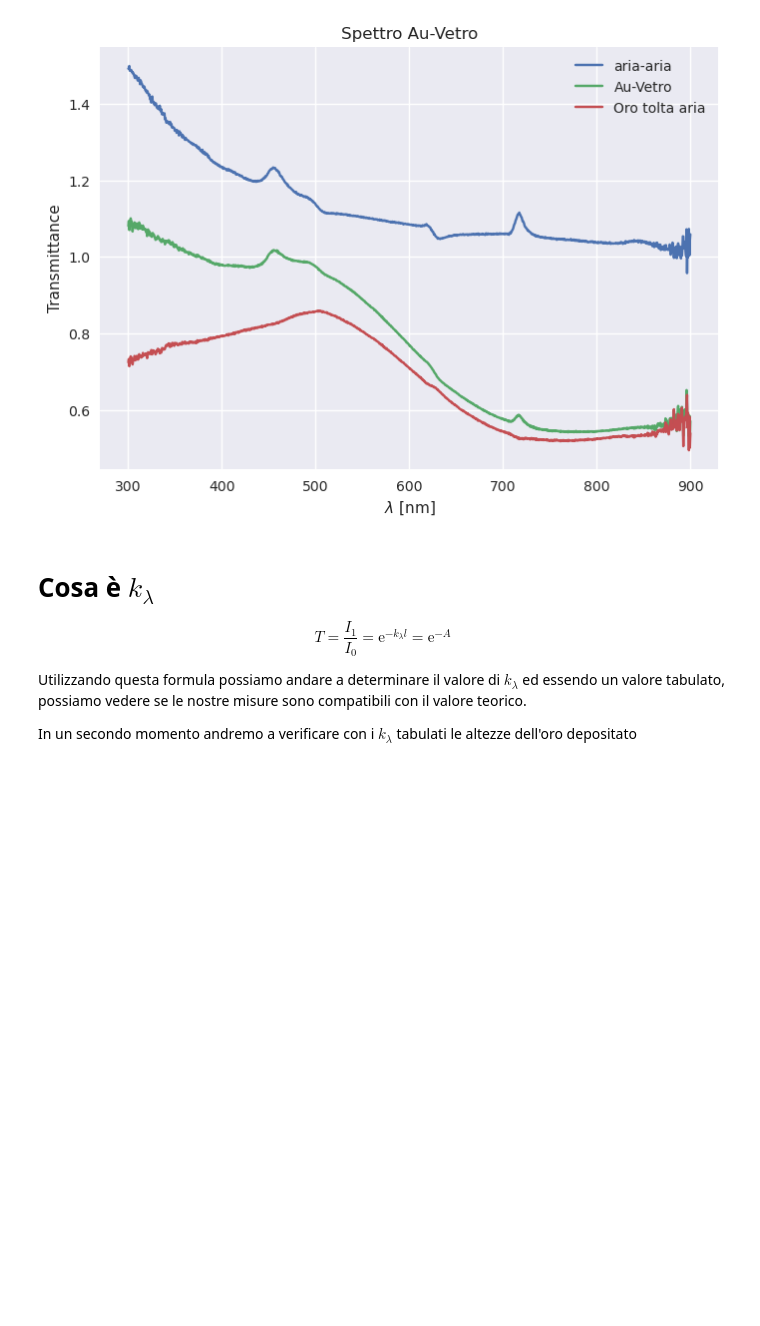
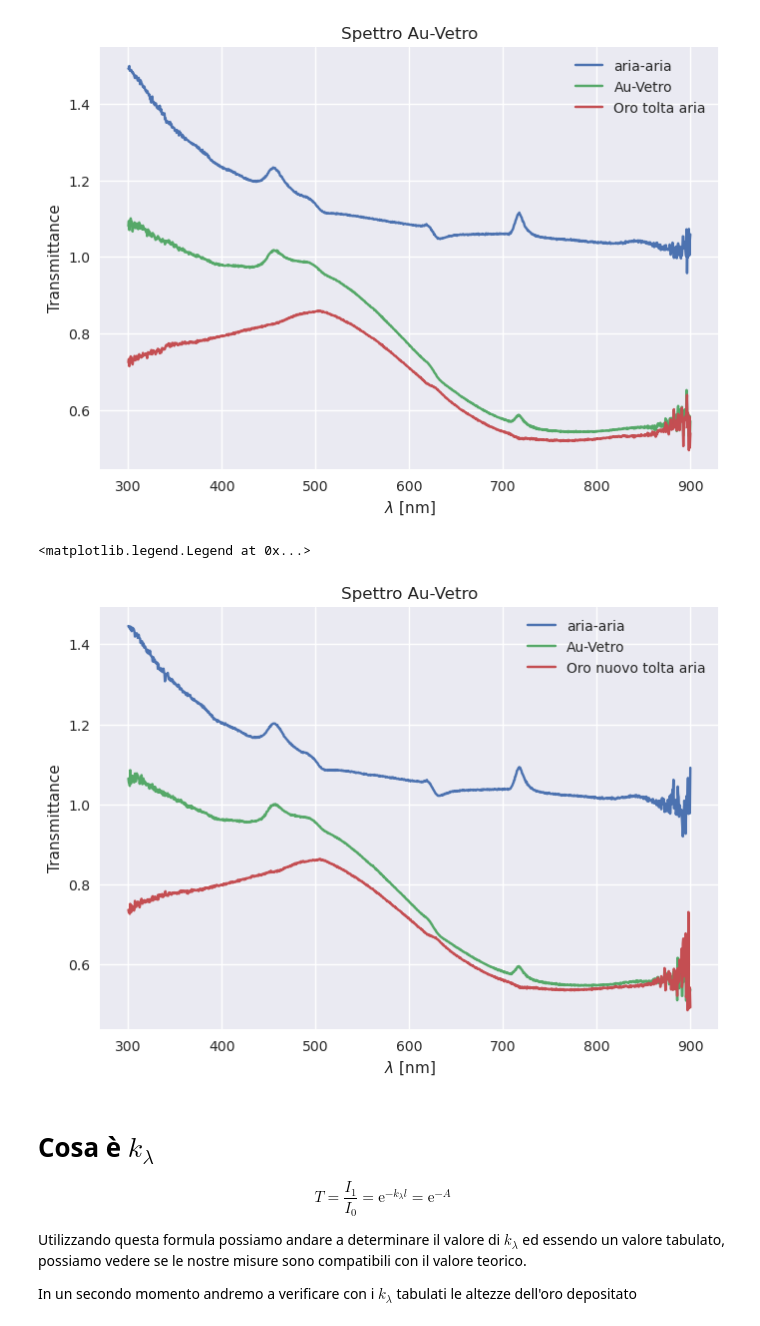
Before and after one commit to RandDouble/lab_mat, a Jupyter notebook: grafici_spettri.ipynb, the cells around one changed output. Drawn from its saved outputs; the diff is of its cells as text; code cells hidden in the pictures; blank space fills up the shorter version.

Commit message:
Aggiunte misure di oggi

```diff
--- a/grafici_spettri.ipynb
+++ b/grafici_spettri.ipynb
@@ -142,6 +142,37 @@ plt.legend()
 # %% [output]
 <matplotlib.legend.Legend at 0x...>
 [figure]
+# %%
+# Misure fatte il 4 aprile
+
+vetroAU_vetro_new = pd.read_table(
+    "data/oro_vetro_vetro_04_04_1.txt",
+    names=names,
+    skiprows=75
+)
+
+zeroair_new = pd.read_table(
+    "data/aria_aria_04_04_1.txt",
+    names = names,
+    skiprows=75
+)
+
+# Calcolo la versione senza l'intervento dell'aria che rompe solo le balle
+# Notare come posso semplicemente aggiungere una "colonna" semplicemente dichiarandone il nome
+vetroAU_vetro_new["polished"] = vetroAU_vetro_new.transmittance / zeroair_new.transmittance
+
+# plt.plot(vetroAU_vetro_new\[vetroAU_vetro_new\["lambda"]>300]["lambda"],  vetroAU_vetro_new\[vetroAU_vetro_new\["lambda"]>300]["transmittance"] / zeroair[zeroair["lambda"]>300]["transmittance"], label = "Oro tolta aria")
+plt.plot(*names, data=zeroair_new[zeroair_new["lambda"] > 300], label="aria-aria")
+plt.plot(*names, data=vetroAU_vetro_new[vetroAU_vetro_new["lambda"] > 300], label="Au-Vetro")
+plt.plot(names[0], "polished", data = vetroAU_vetro_new[vetroAU_vetro_new["lambda"] > 300], label = "Oro nuovo tolta aria")
+
+plt.title("Spettro Au-Vetro")
+plt.xlabel(lmbd)
+plt.ylabel(Trans)
+plt.legend()
+# %% [output]
+<matplotlib.legend.Legend at 0x...>
+[figure, added]
 # %% [markdown]
 # Cosa è $k_\lambda$
 
```
